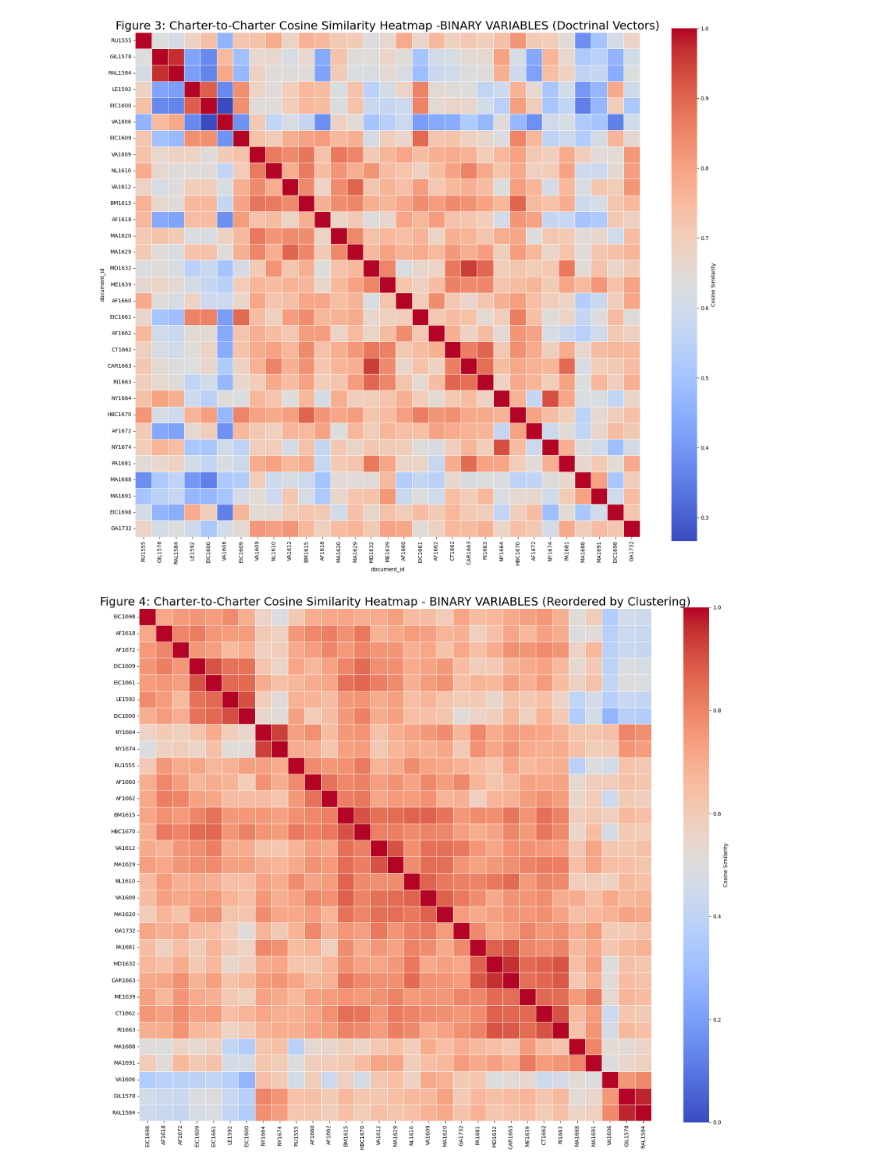
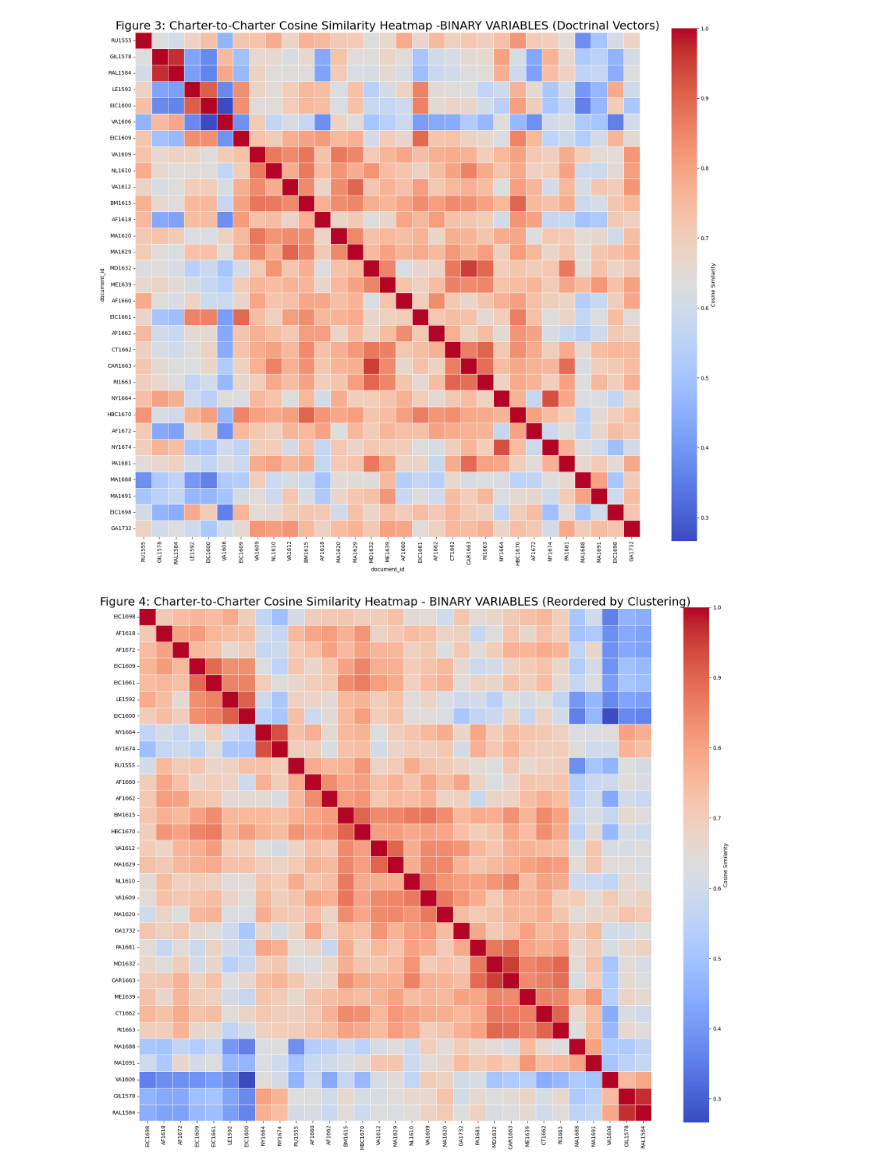
Before and after one commit to OmerNir2/For-Oren, a Jupyter notebook: Embedding_Analysis.ipynb, the cells around one changed output. Saved outputs shown, nothing was run; the diff lists cells and outputs as text; code cells hidden in the pictures.

```diff
--- a/Embedding_Analysis.ipynb
+++ b/Embedding_Analysis.ipynb
@@ -521,34 +527,32 @@ plt.show()
 # %%
 # Step 1: Extract doctrinal vectors
 X = df_analysis_binary_vars.values
 
 # Step 2: Compute cosine similarity
 cos_sim_df_binary = cosine_similarity(X)
 
 # Step 3: Hierarchical clustering to get optimal order
 linkage_matrix = linkage(1 - cos_sim_df_binary, method='average')
 optimal_order = leaves_list(linkage_matrix)
 
 # Step 4: Reorder matrix and charter labels
 ordered_matrix = cos_sim_df_binary[np.ix_(optimal_order, optimal_order)]
 ordered_labels = df_anaylsis.index[optimal_order].tolist()
 
 # Step 5: Plot
 plt.figure(figsize=(18, 18))
 sns.heatmap(
     ordered_matrix,
     xticklabels=ordered_labels,
     yticklabels=ordered_labels,
     cmap='coolwarm',
-    square=True,
-    vmin=0, vmax=1,
-    linewidths=0.5,
+    square=True,    linewidths=0.5,
     cbar_kws={'label': 'Cosine Similarity', 'shrink': 0.77}
 )
 plt.title("Figure 4: Charter-to-Charter Cosine Similarity Heatmap - BINARY VARIABLES (Reordered by Clustering)", fontsize=22)
 plt.xticks(rotation=90, fontsize=10)
 plt.yticks(rotation=0, fontsize=10)
 plt.tight_layout()
 plt.show()
 # %% [output]
-[figure, old version]
+[figure, new version]
```
Also changed, not shown: parts of 5 cells of this notebook, 1 other file.
